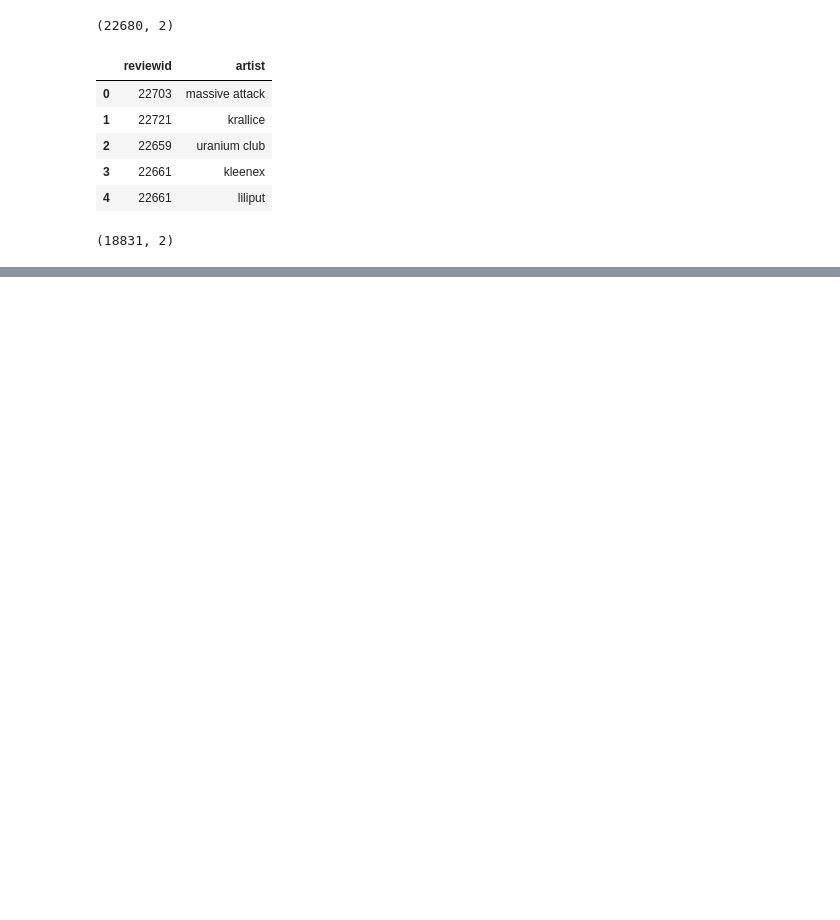
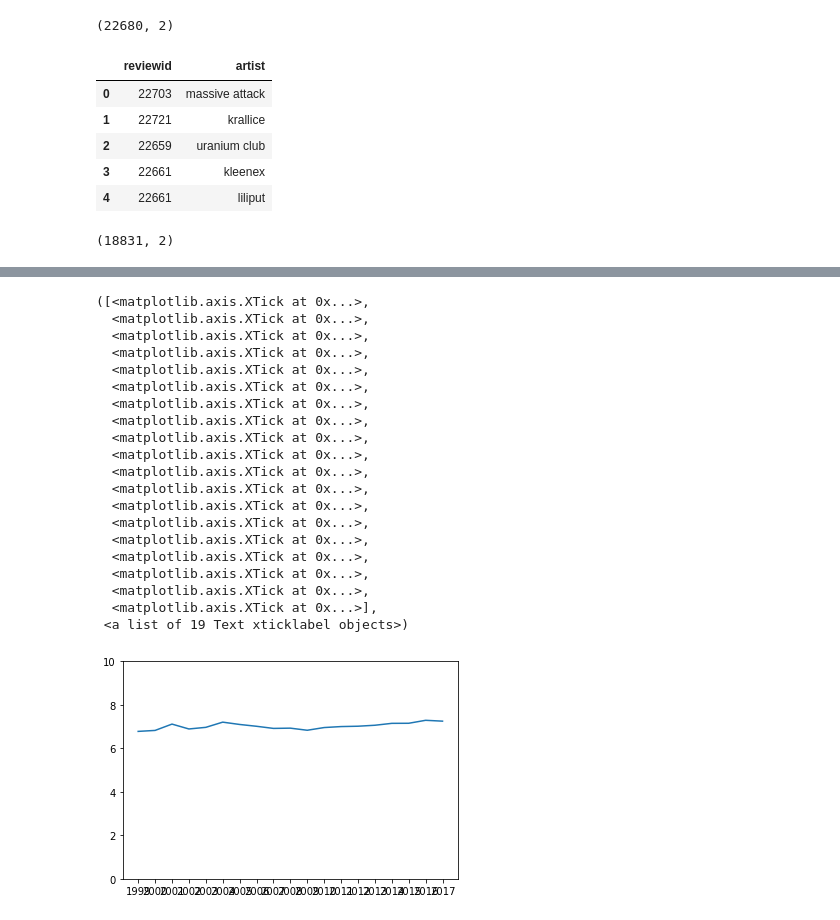
Before and after one commit to MPhillips55/Pitchfork_NLP_Analysis, a Jupyter notebook: Data/Dataset Basic Info.ipynb, the cells around one changed output, grey strips where cells are left out. Saved outputs shown, nothing was run; the diff lists cells and outputs as text; code cells hidden in the pictures; blank space fills up the shorter version.

```diff
--- a/Data/Dataset Basic Info.ipynb
+++ b/Data/Dataset Basic Info.ipynb
@@ -117,3 +119,8 @@ mdf3.head()
 | 4 | 22661 | first songs | kleenex, liliput | http://pitchfork.com/reviews/albu... | 9.0 | 1 | jenn pelly | associate reviews editor | 2017-01-06 | ... |
 # %%
 mdf3.to_csv('merged_review_data.csv')
+# %%
+df = pd.read_csv('merged_review_data.csv')
+col_name = 'Unnamed: 0'
+df.drop(col_name, axis=1, inplace=True)
+df.head()
@@ -119,0 +154,2 @@ mdf3.to_csv('merged_review_data.csv')
+# %%
+df['pub_date'] = pd.to_datetime(df['pub_date'])
@@ -119,0 +185,29 @@ mdf3.to_csv('merged_review_data.csv')
+# %%
+year_rev = pd.pivot_table(df, index='pub_year', values='score')
+min=1999
+max=2017
+plt.plot(year_rev)
+plt.ylim(0,10)
+plt.xticks(np.arange(min, max+1, 1.0))
+# %% [output]
+([<matplotlib.axis.XTick at 0x...>,
+  <matplotlib.axis.XTick at 0x...>,
+  <matplotlib.axis.XTick at 0x...>,
+  <matplotlib.axis.XTick at 0x...>,
+  <matplotlib.axis.XTick at 0x...>,
+  <matplotlib.axis.XTick at 0x...>,
+  <matplotlib.axis.XTick at 0x...>,
+  <matplotlib.axis.XTick at 0x...>,
+  <matplotlib.axis.XTick at 0x...>,
+  <matplotlib.axis.XTick at 0x...>,
+  <matplotlib.axis.XTick at 0x...>,
+  <matplotlib.axis.XTick at 0x...>,
+  <matplotlib.axis.XTick at 0x...>,
+  <matplotlib.axis.XTick at 0x...>,
+  <matplotlib.axis.XTick at 0x...>,
+  <matplotlib.axis.XTick at 0x...>,
+  <matplotlib.axis.XTick at 0x...>,
+  <matplotlib.axis.XTick at 0x...>,
+  <matplotlib.axis.XTick at 0x...>],
+ <a list of 19 Text xticklabel objects>)
+[figure, added]
```
Also changed, not shown: parts of 10 cells of this notebook.
